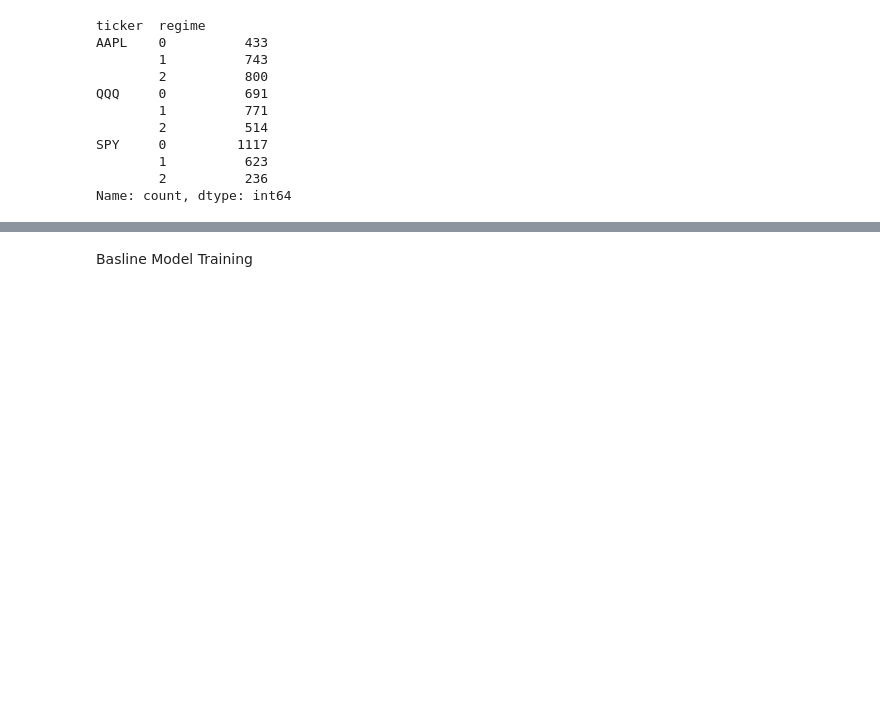
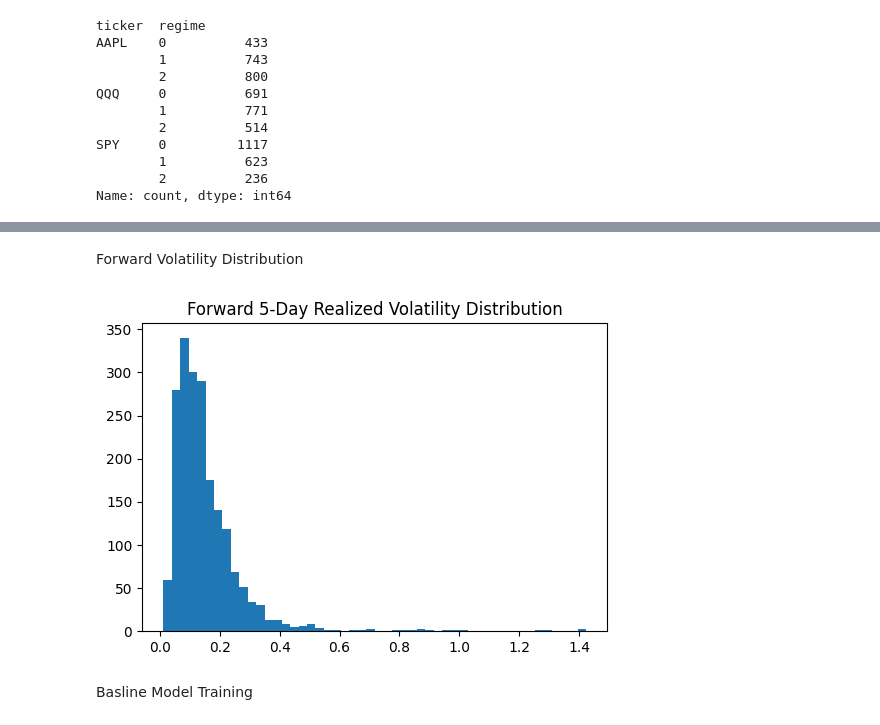
Before and after one commit to Tanzim-Chowdhury/SIADS696-volatility-regime-modeling, a Jupyter notebook: notebooks/01_pipeline.ipynb, the cells around one changed output, grey strips where cells are left out. Drawn from its saved outputs; the diff is of its cells as text; code cells hidden in the pictures; blank space fills up the shorter version.

```diff
--- a/notebooks/01_pipeline.ipynb
+++ b/notebooks/01_pipeline.ipynb
@@ -151,3 +167,12 @@ Name: count, dtype: int64
+# %% [markdown]
+Forward Volatility Distribution
+# %%
+plt.figure(figsize=(6,4))
+plt.hist(spy["fwd_rv_5"], bins=50)
+plt.title("Forward 5-Day Realized Volatility Distribution")
+plt.show()
+# %% [output]
+[figure, added]
 # %% [markdown]
 Basline Model Training
 # %%
```
Also changed, not shown: parts of 18 cells of this notebook.
